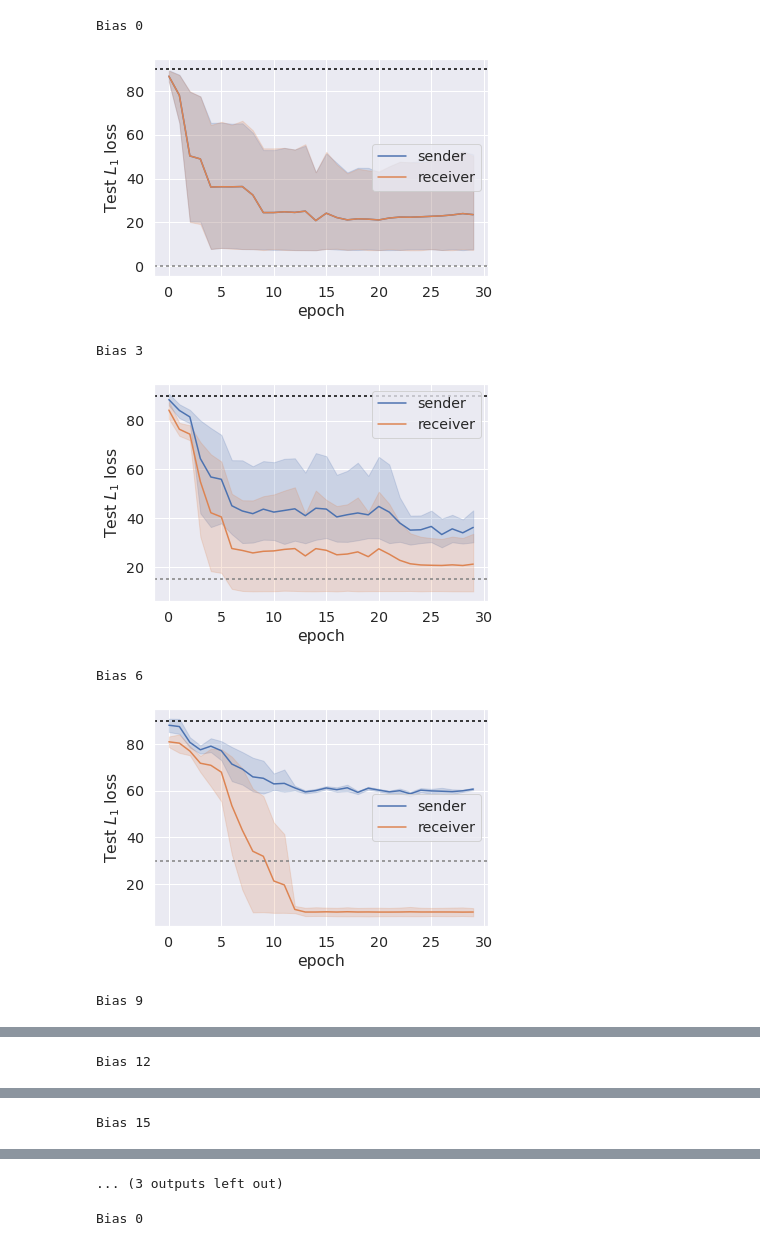
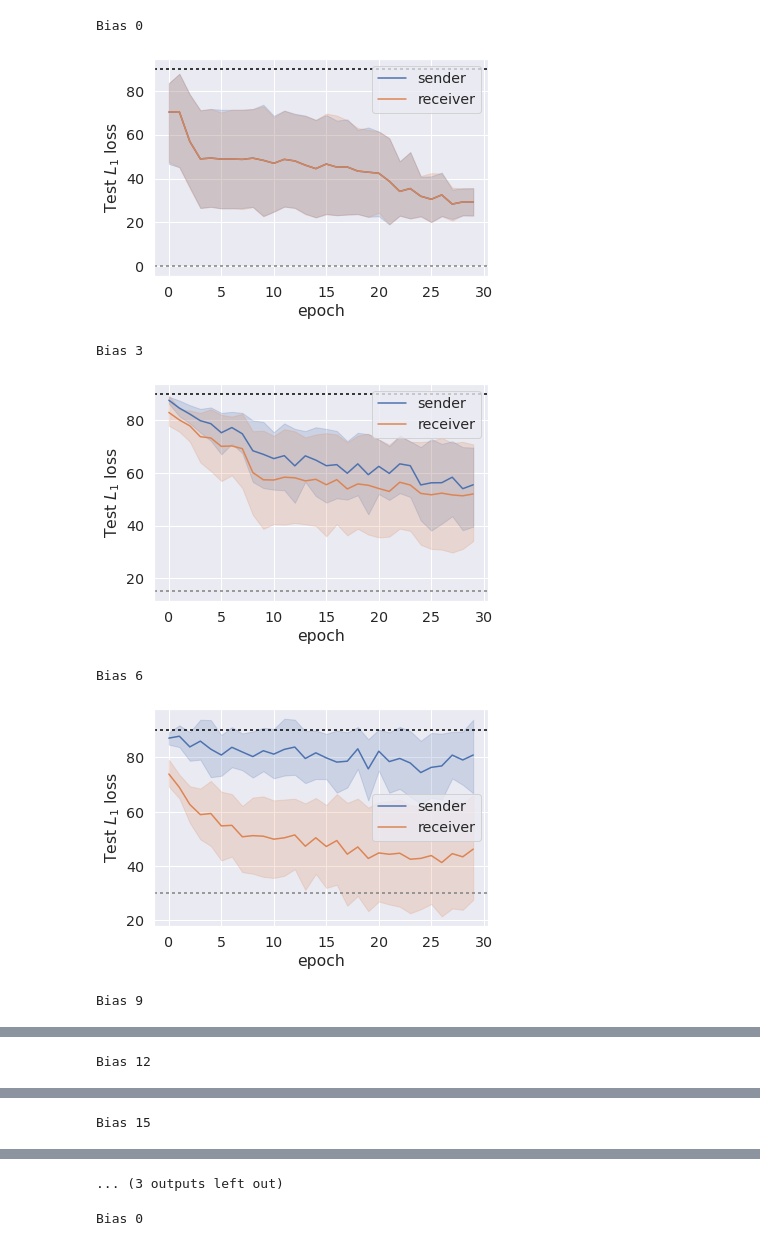
Before and after one commit to mnoukhov/emergent-compete, a Jupyter notebook: notebooks/Best Results Plot.ipynb, the cells around one changed output, grey strips where cells are left out. Saved outputs shown, nothing was run; the diff lists cells and outputs as text; code cells hidden in the pictures.

```diff
--- a/notebooks/Best Results Plot.ipynb
+++ b/notebooks/Best Results Plot.ipynb
@@ -161,16 +161,16 @@ def plot_hyperparam_results(results_dir, label='', savepath=None, last_epochs=10
 
 result_dir = Path('/home/mnoukhov/emergent-compete/results')
 # %%
-resultspath = result_dir / 'gauss-deter-dim256gpu'
+resultspath = result_dir / 'gauss-deter-exp-nograd'
 with sns.plotting_context('paper'):
     sns.set(font_scale=1.3)
 
     plot_hyperparam_results(resultspath, 'Discrete Messages', resultspath / 'plots')
 # %% [output]
 Bias 0
-[figure, old version]
+[figure, new version]
 Bias 3
-[figure, old version]
+[figure, new version]
 Bias 6
-[figure, old version]
+[figure, new version]
 Bias 9
```
Also changed, not shown: parts of 1 cell of this notebook, 5 other files.
